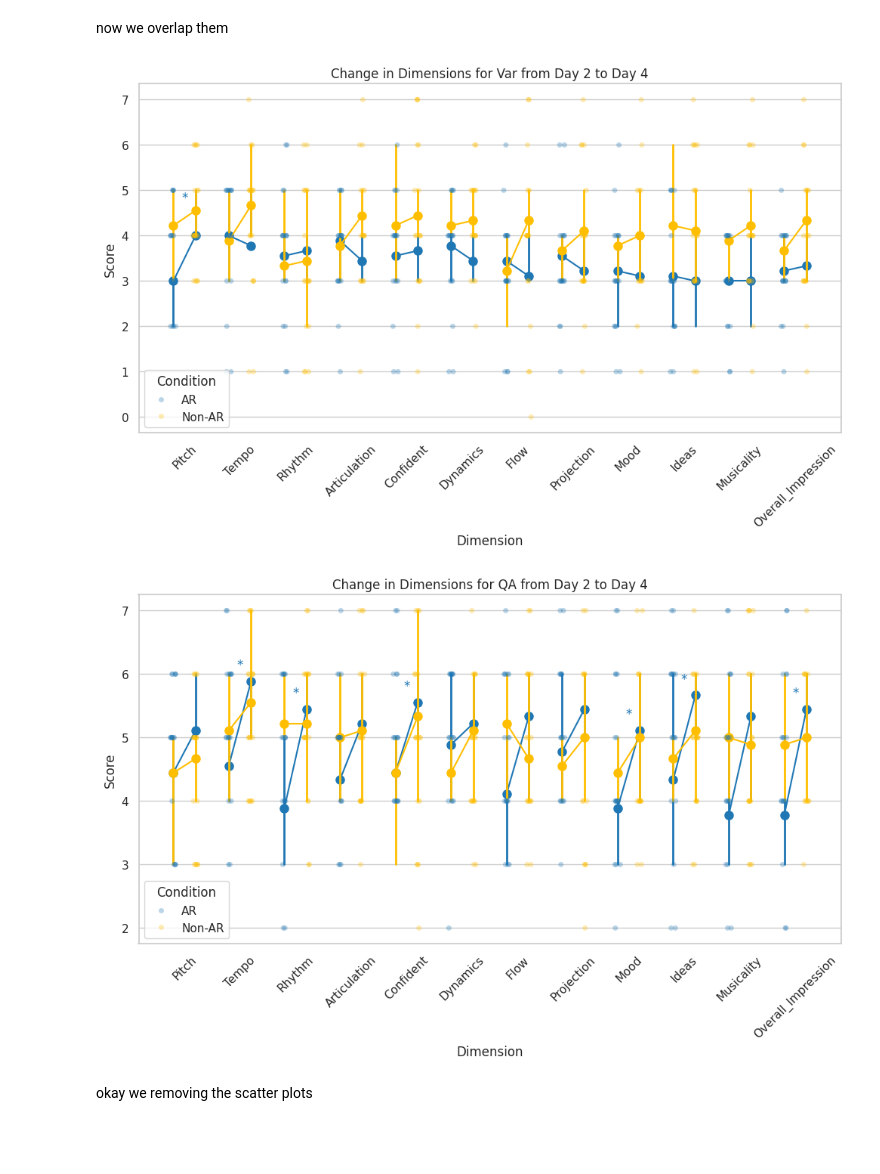
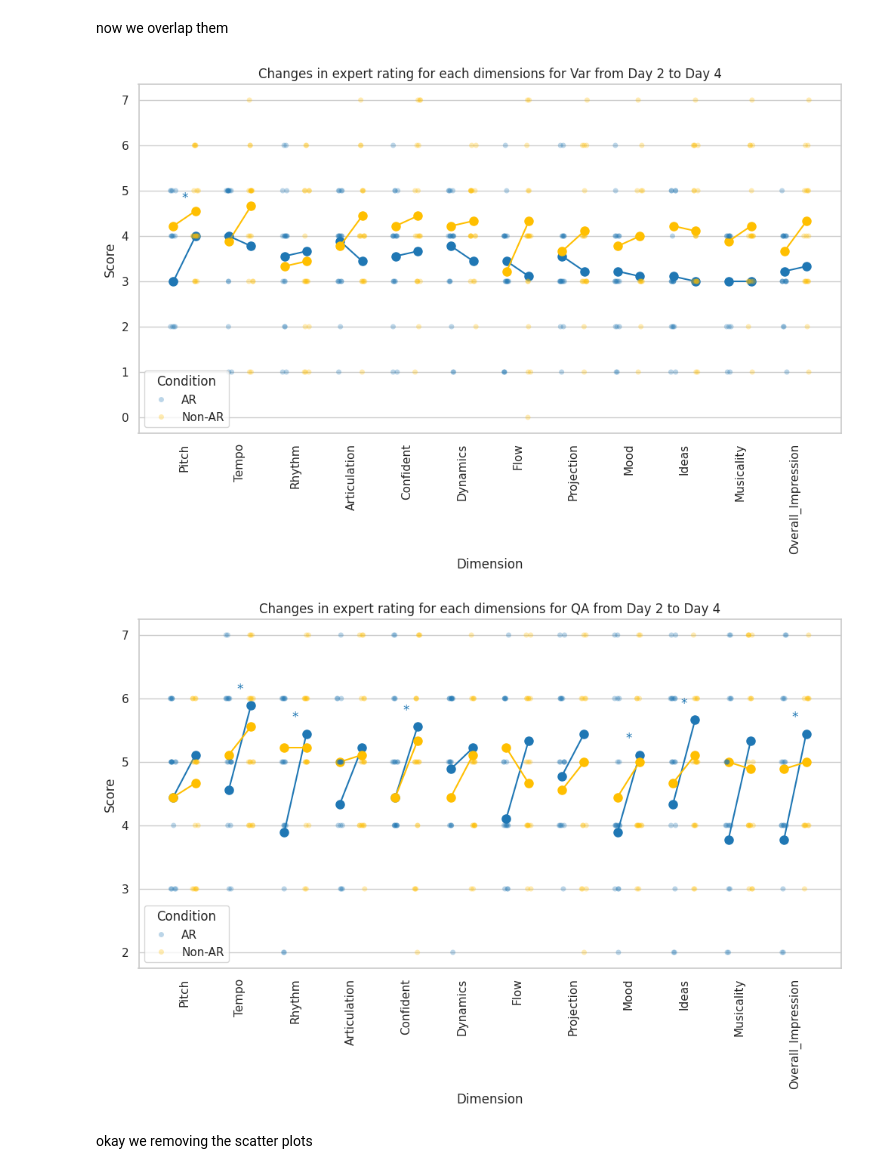
Before and after one commit to jrdndj/ImproVisAR-PilotPlots, a Jupyter notebook: ImproVisAR_PERS_analysis.ipynb, the cells around one changed output. Cells and saved outputs as stored; diff of their text form; code cells hidden in the pictures; blank space fills up the shorter version.

```diff
--- a/ImproVisAR_PERS_analysis.ipynb
+++ b/ImproVisAR_PERS_analysis.ipynb
@@ -612,8 +612,8 @@ def analyze_change(df, task_name, condition_name):
 
     # Plot quartile lines instead of thick box plots
     for i in range(len(dimensions)):
-        plt.plot([x[i] - offset, x[i] - offset], [q1_day2[i], q3_day2[i]], color=colors[condition_name], linewidth=2)
-        plt.plot([x[i] + offset, x[i] + offset], [q1_day4[i], q3_day4[i]], color=colors[condition_name], linewidth=2)
+        #plt.plot([x[i] - offset, x[i] - offset], [q1_day2[i], q3_day2[i]], color=colors[condition_name], linewidth=2)
+        #plt.plot([x[i] + offset, x[i] + offset], [q1_day4[i], q3_day4[i]], color=colors[condition_name], linewidth=2)
 
         # Add mean connection lines (solid line now)
         plt.plot([x[i] - offset, x[i] + offset], [means_day2[i], means_day4[i]],
@@ -627,9 +627,9 @@ def analyze_change(df, task_name, condition_name):
             y_max = max(means_day2[i], means_day4[i])
             plt.text(x[i], y_max + 0.2, sig_marker, ha='center', fontsize=12, color='black')
 
-    plt.xticks(rotation=45)
+    plt.xticks(x, dimensions, rotation=90)
     plt.ylabel("Score")
-    plt.title(f"Change in Dimensions for {task_name} ({condition_name}) from Day 2 to Day 4")
+    plt.title(f"Changes in expert rating for each dimensions for {task_name} ({condition_name}) from Day 2 to Day 4")
     plt.legend(title="Day")
     plt.show()
 
@@ -695,39 +695,39 @@ def analyze_change(df, task_name):
     offset = 0.2
     colors = {"AR": "#1f77b4", "Non-AR": "#ffbf00"}  # Blue for AR, Gold for Non-AR
 
     # Scatter plots with reduced opacity
     data_melted = task_df.melt(id_vars=["ID", "Day", "Condition"], value_vars=dimensions, var_name="Dimension", value_name="Score")
     sns.stripplot(x="Dimension", y="Score", hue="Condition", data=data_melted,
                   palette=colors, dodge=True, alpha=0.3, jitter=True)
 
     # Plot quartile lines and mean connection lines
     for condition in ["AR", "Non-AR"]:
         for i in range(len(dimensions)):
-            plt.plot([x[i] - offset, x[i] - offset], [q1_day2.loc[condition, dimensions[i]], q3_day2.loc[condition, dimensions[i]]], color=colors[condition], linewidth=2)
-            plt.plot([x[i] + offset, x[i] + offset], [q1_day4.loc[condition, dimensions[i]], q3_day4.loc[condition, dimensions[i]]], color=colors[condition], linewidth=2)
+           # plt.plot([x[i] - offset, x[i] - offset], [q1_day2.loc[condition, dimensions[i]], q3_day2.loc[condition, dimensions[i]]], color=colors[condition], linewidth=2)
+            #plt.plot([x[i] + offset, x[i] + offset], [q1_day4.loc[condition, dimensions[i]], q3_day4.loc[condition, dimensions[i]]], color=colors[condition], linewidth=2)
             plt.plot([x[i] - offset, x[i] + offset], [means_day2.loc[condition, dimensions[i]], means_day4.loc[condition, dimensions[i]]],
                      color=colors[condition], linestyle="-", marker="o", markersize=8)
 
     # Annotate significance with condition-specific colors
     for i, dimension in enumerate(dimensions):
         sig_marker = next((mark for threshold, mark in significance_levels.items() if p_values[dimension] < threshold), "")
         if sig_marker:
             y_max = max(means_day2[dimension].max(), means_day4[dimension].max())
             significant_condition = "AR" if means_day4.loc["AR", dimension] - means_day2.loc["AR", dimension] != 0 else "Non-AR"
             plt.text(x[i], y_max + 0.2, sig_marker, ha='center', fontsize=12, color=colors[significant_condition])
 
-    plt.xticks(rotation=45)
+    plt.xticks(x, dimensions, rotation=90)
     plt.ylabel("Score")
-    plt.title(f"Change in Dimensions for {task_name} from Day 2 to Day 4")
+    plt.title(f"Changes in expert rating for each dimensions for {task_name} from Day 2 to Day 4")
     plt.legend(title="Condition")
     plt.show()
 
 # Generate plots per task
 for task in ["Var", "QA"]:
     analyze_change(df, task)
 # %% [output]
-[figure, old version]
+[figure, new version]
-[figure, old version]
+[figure, new version]
 # %% [markdown]
 okay we removing the scatter plots
 # %%
```
Also changed, not shown: parts of 4 cells of this notebook.
